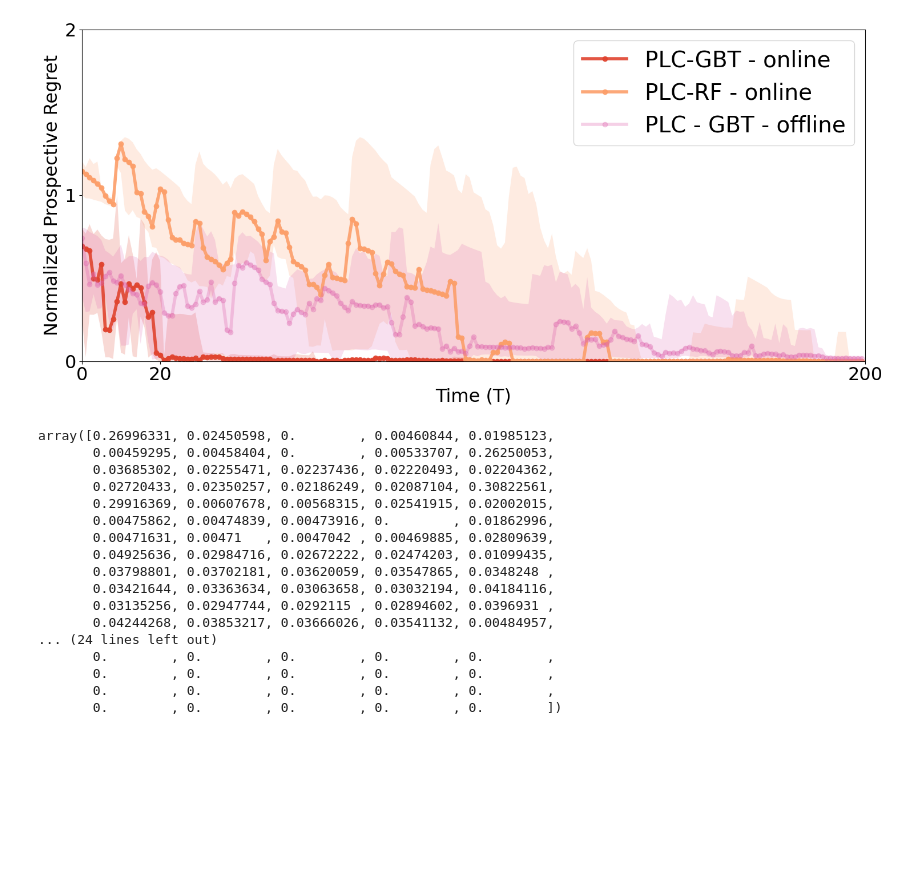
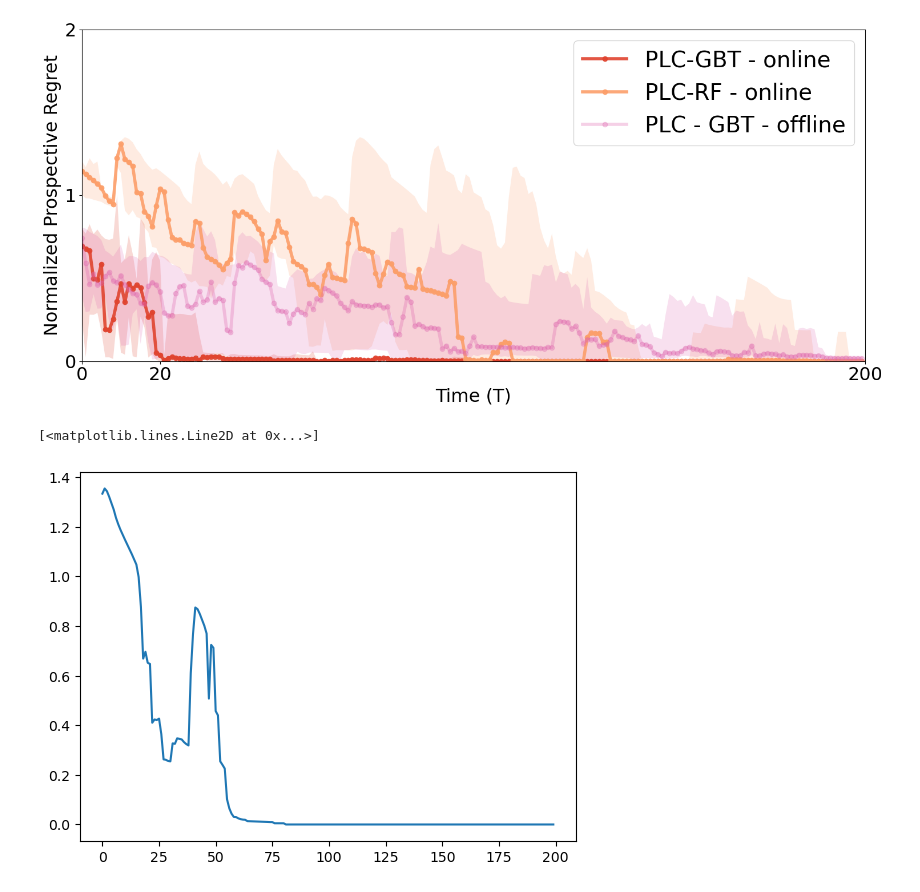
Before and after one commit to neurodata/ProspectiveForaging, a Jupyter notebook: notebooks/fig2_new.ipynb, the cells around one changed output. Drawn from its saved outputs; the diff is of its cells as text; code cells hidden in the pictures; blank space fills up the shorter version.

```diff
--- a/notebooks/fig2_new.ipynb
+++ b/notebooks/fig2_new.ipynb
@@ -104,22 +104,9 @@ plt.savefig('ProForg_online.png')
 # %% [output]
 [figure]
 # %%
-PREGRETS_arr_GBT[0,:]
+# plt.plot(np.arange(200),PREGRETS_arr_RF[1,:])
+# plt.plot(np.arange(200),PREGRETS_arr_RF[2,:])
+plt.plot(np.arange(200),PREGRETS_arr_RF[5,:])
 # %% [output]
-array([0.26996331, 0.02450598, 0.        , 0.00460844, 0.01985123,
-       0.00459295, 0.00458404, 0.        , 0.00533707, 0.26250053,
-       0.03685302, 0.02255471, 0.02237436, 0.02220493, 0.02204362,
-       0.02720433, 0.02350257, 0.02186249, 0.02087104, 0.30822561,
-       0.29916369, 0.00607678, 0.00568315, 0.02541915, 0.02002015,
-       0.00475862, 0.00474839, 0.00473916, 0.        , 0.01862996,
-       0.00471631, 0.00471   , 0.0047042 , 0.00469885, 0.02809639,
-       0.04925636, 0.02984716, 0.02672222, 0.02474203, 0.01099435,
-       0.03798801, 0.03702181, 0.03620059, 0.03547865, 0.0348248 ,
-       0.03421644, 0.03363634, 0.03063658, 0.03032194, 0.04184116,
-       0.03135256, 0.02947744, 0.0292115 , 0.02894602, 0.0396931 ,
-       0.04244268, 0.03853217, 0.03666026, 0.03541132, 0.00484957,
-... (24 lines left out)
-       0.        , 0.        , 0.        , 0.        , 0.        ,
-       0.        , 0.        , 0.        , 0.        , 0.        ,
-       0.        , 0.        , 0.        , 0.        , 0.        ,
-       0.        , 0.        , 0.        , 0.        , 0.        ])
+[<matplotlib.lines.Line2D at 0x...>]
+[figure, added]
```
Also changed, not shown: 2 other files.
